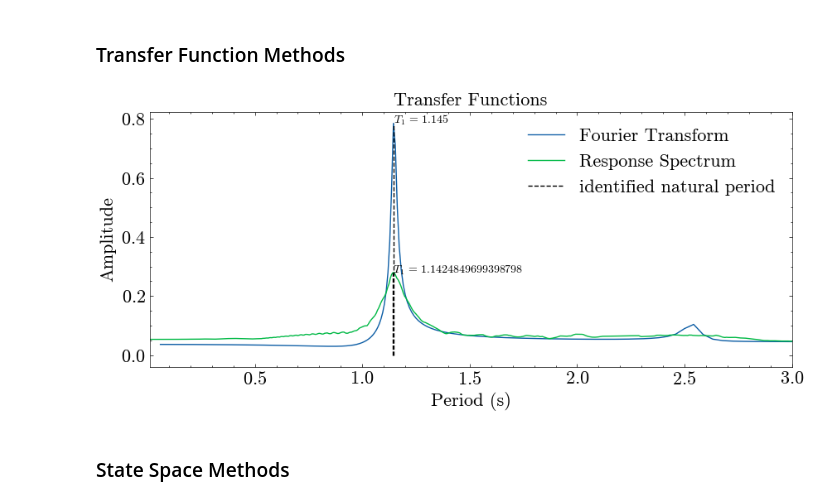
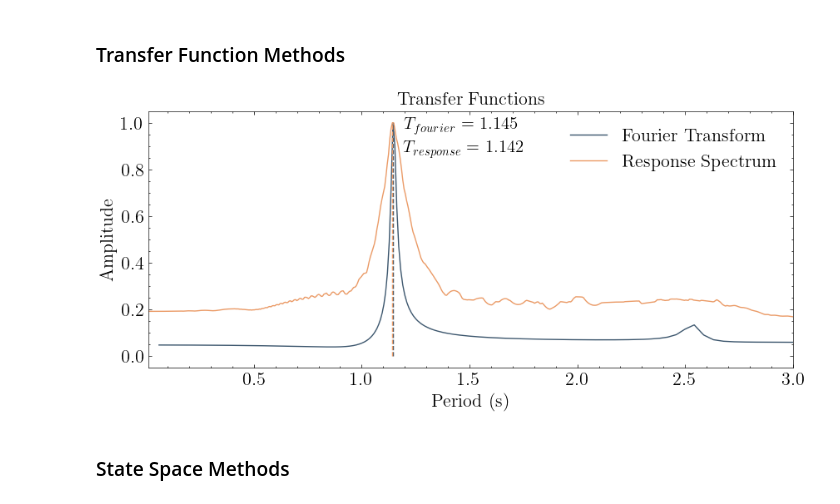
Before and after one commit to chrystalchern/mdof, a Jupyter notebook: notebooks/01_SISO_Intro.ipynb, the cells around one changed output. Saved outputs shown, nothing was run; the diff lists cells and outputs as text; code cells hidden in the pictures.

```diff
--- a/notebooks/01_SISO_Intro.ipynb
+++ b/notebooks/01_SISO_Intro.ipynb
@@ -65,28 +65,29 @@ plot_io(inputs=f, outputs=y, t=t, title="SDOF Displacement Response to Sinusoida
 # %%
 # Set parameters
 conf = Config()
 conf.damping = zeta
 conf.period_band = (0.01,3) # Period band (s)
 
 # A place to store models and their predictions
 transfer_models = {}
 
 # Generate a transfer function representation of the system
 transfer_models["Fourier Transform"] = spec.fourier_transfer(inputs=f, outputs=y, step=dt, **conf)
 transfer_models["Response Spectrum"] = spec.response_transfer(inputs=f, outputs=y, step=dt, pseudo=False, threads=8, periods=(*conf.period_band, 500), **conf)
-plot_transfer(transfer_models, title="Transfer Functions")
 
 # Determing the fundamental frequency
-fundamental_fourier = modal.spectrum_modes(*transfer_models["Fourier Transform"])
-fundamental_response = modal.spectrum_modes(*transfer_models["Response Spectrum"])
-plt.vlines([fundamental_fourier[0], fundamental_response[0]],ymin=[0,0],ymax=[fundamental_fourier[1],fundamental_response[1]],linestyles='--',colors='k',label="identified natural period")
-plt.text(fundamental_fourier[0],fundamental_fourier[1],r"$T_{1}$ = "+str(np.round(fundamental_fourier[0][0],3)))
-plt.text(fundamental_response[0],fundamental_response[1],r"$T_{1}$ = "+str(fundamental_response[0][0]))
+fourier_periods, fourier_amplitudes = modal.spectrum_modes(*transfer_models["Fourier Transform"])
+response_periods, response_amplitudes = modal.spectrum_modes(*transfer_models["Response Spectrum"],height=0.1)
+plot_transfer(transfer_models, title="Transfer Functions")
+color_cycle = plt.rcParams['axes.prop_cycle'].by_key()['color']
+plt.vlines([fourier_periods[0], response_periods[0]],ymin=0,ymax=1,linestyles='--',colors=color_cycle[:2])
+plt.text(fourier_periods[0]+0.05,0.975,r"$T_{fourier}$ = "+str(np.round(fourier_periods[0],3)),fontsize=15)
+plt.text(response_periods[0]+0.05,0.875,r"$T_{response}$ = "+str(np.round(response_periods[0],3)),fontsize=15)
 # plt.vlines([2*np.pi/f for f in omega_f],0,0.5,color="r",label="forcing periods")
 plt.xlim(conf.period_band)
 plt.legend();
 # %% [output]
-[figure, old version]
+[figure, new version]
 # %% [markdown]
 ### State Space Methods
 # %%
```
Also changed, not shown: parts of 5 cells of this notebook, 6 other files.
